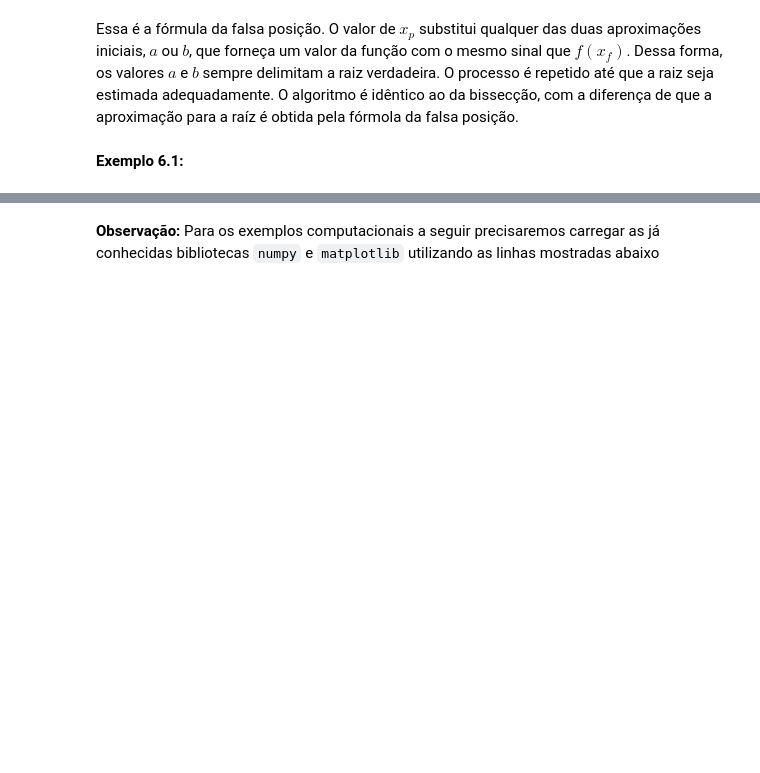
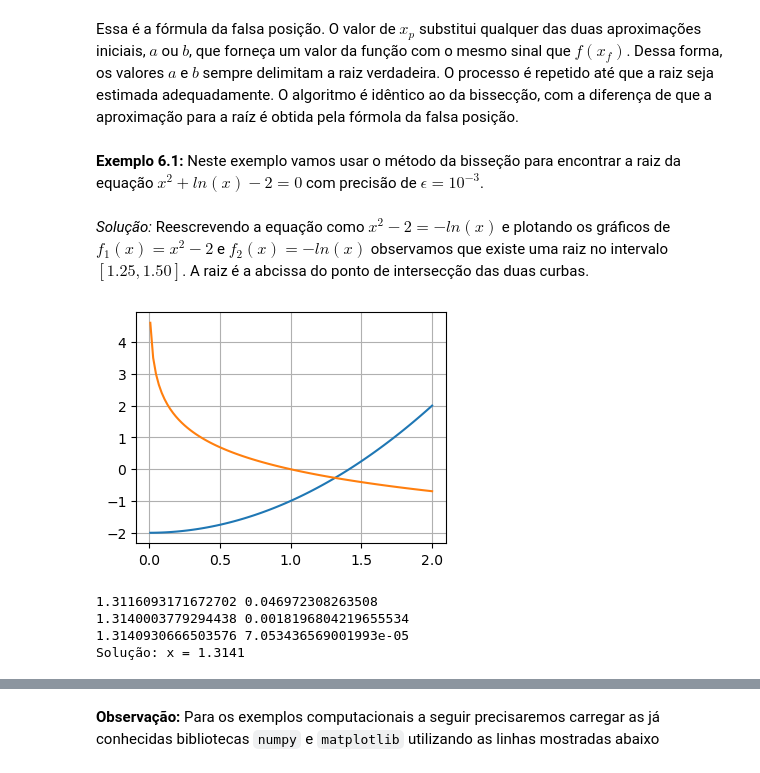
Before and after one commit to tiagoburiol/MatComp_I, a Jupyter notebook: 06_metodos_da_falsa_posicao_e_do_ponto_fixo/06_metodos_da_falsa_posição_e_do_ponto_fixo.ipynb, the cells around one changed output, grey strips where cells are left out. Saved outputs shown, nothing was run; the diff lists cells and outputs as text; code cells hidden in the pictures; blank space fills up the shorter version.

```diff
--- a/06_metodos_da_falsa_posicao_e_do_ponto_fixo/06_metodos_da_falsa_posição_e_do_ponto_fixo.ipynb
+++ b/06_metodos_da_falsa_posicao_e_do_ponto_fixo/06_metodos_da_falsa_posição_e_do_ponto_fixo.ipynb
@@ -21,5 +22,20 @@ x_f=b-\frac{f\left(b\right)\left(a-b\right)}{f\left(a\right)-f\left(b\right)}
 $$
 # %% [markdown]
 Essa é a fórmula da falsa posição. O valor de $x_p$ substitui qualquer das duas aproximações iniciais, $a$ ou $b$, que forneça um valor da função com o mesmo sinal que $f(x_f)$. Dessa forma, os valores $a$ e $b$ sempre delimitam a raiz verdadeira. O processo é repetido até que a raiz seja estimada adequadamente. O algoritmo é idêntico ao da bissecção, com a diferença de que a aproximação para a raíz é obtida pela fórmola da falsa posição.
-# %% [markdown]
-**Exemplo 6.1:**
+# %% [markdown]
+**Exemplo 6.1:** Neste exemplo vamos usar o método da bisseção para  encontrar a raiz da equação $x^2+ln(x)-2=0$  com precisão de $\epsilon = 10^{-3}$.
+# %% [markdown]
+*Solução:* Reescrevendo a equação como $x^2-2=-ln(x)$ e plotando os gráficos de $f_1(x)=x^2-2$ e $f_2(x)=-ln(x)$ observamos que existe uma raiz no intervalo $[1.25,1.50]$. A raiz é a abcissa do ponto de intersecção das duas curbas.
+# %%
+import numpy as np
+import matplotlib.pyplot as plt
+plt.rcParams["figure.figsize"]=(4,3)
+# %%
+f1 = lambda x: x**2-2
+f2 = lambda x: -np.log(x)
+
+x = np.linspace(0.01, 2, 100)
+plt.plot(x, f1(x), x, f2(x))
+plt.grid()
+# %% [output]
+[figure, added]
@@ -26,3 +48,19 @@ Essa é a fórmula da falsa posição. O valor de $x_p$ substitui qualquer d
+# %%
+while err > 10**-3:
+    x = b - (f(b)*(a-b))/(f(a)-f(b))
+    if f(a) * f(x) < 0:
+        b = x
+    else:
+        a = x
+    err = abs(x - x_ant) / abs(x)
+    x_ant = x
+    print(x, err)
+print("Solução: x =", np.round(x,4) )
+# %% [output]
+1.3116093171672702 0.046972308263508
+1.3140003779294438 0.0018196804219655534
+1.3140930666503576 7.053436569001993e-05
+Solução: x = 1.3141
 # %% [markdown]
 ### 6.2. Método do ponto fixo
 
```
Also changed, not shown: parts of 5 cells of this notebook.
